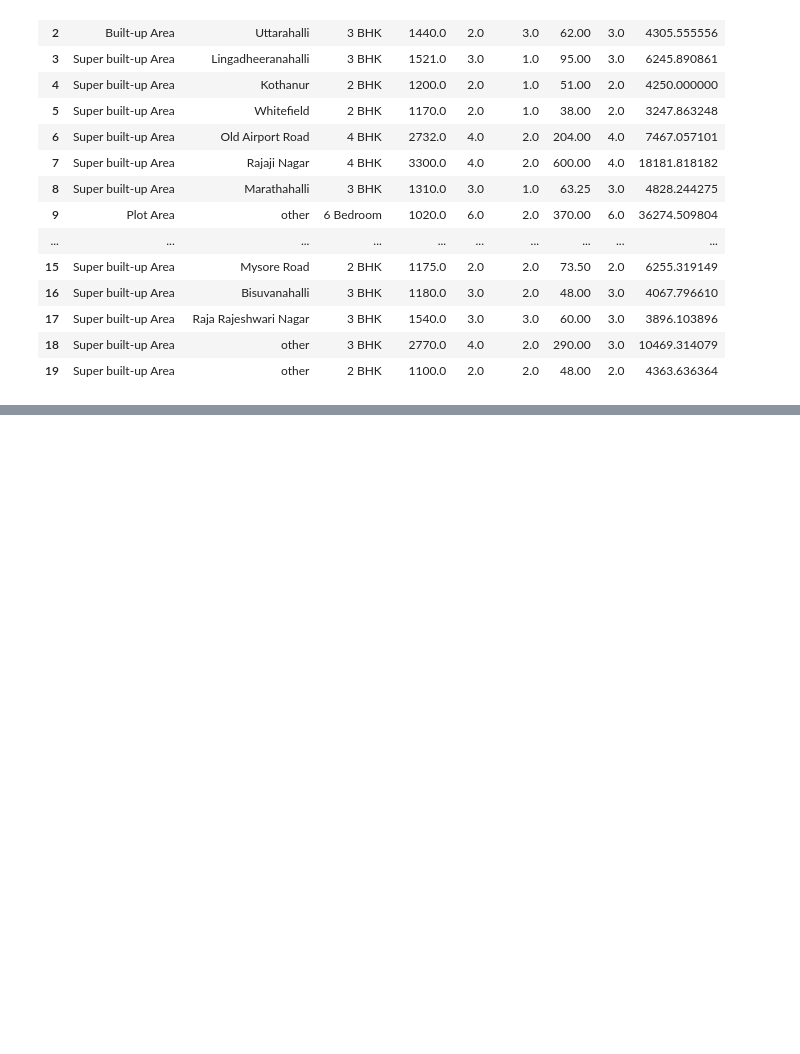
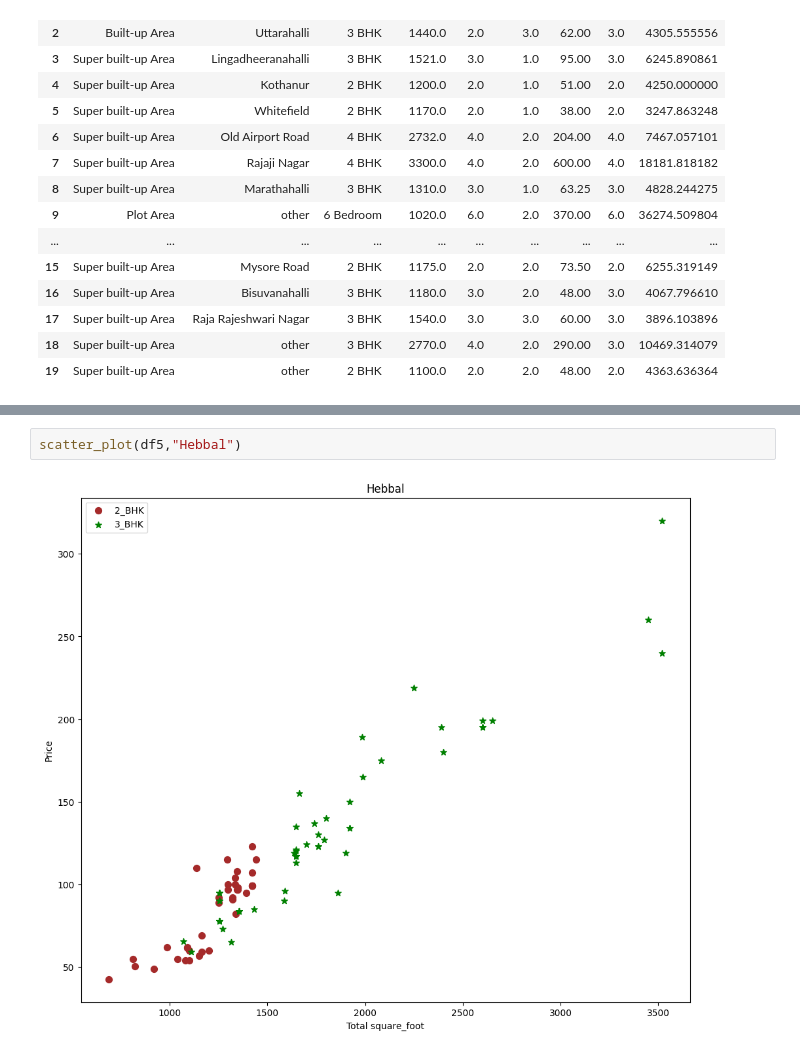
Before and after one commit to OMKAR1022/House_prediction, a Jupyter notebook: house_model.ipynb, the cells around one changed output, grey strips where cells are left out. Cells and saved outputs as stored; diff of their text form; blank space fills up the shorter version.

```diff
--- a/house_model.ipynb
+++ b/house_model.ipynb
@@ -366,0 +448,4 @@ df3.head(20)
+# %%
+scatter_plot(df5,"Hebbal")
+# %% [output]
+[figure, added]
```
Also changed, not shown: parts of 29 cells of this notebook.
